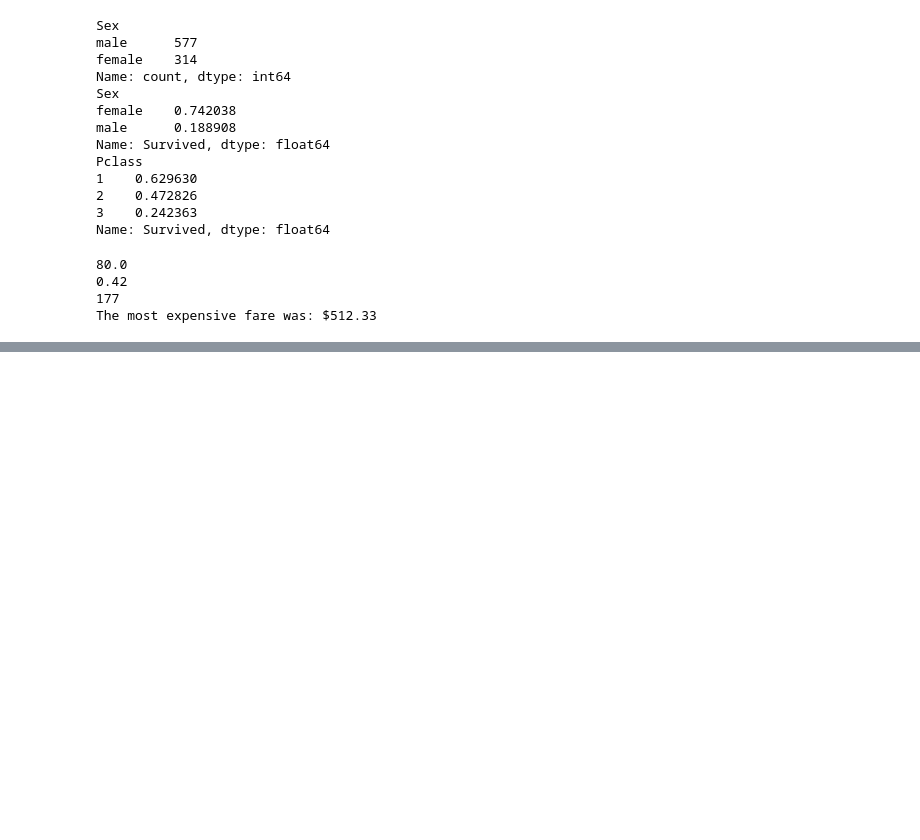
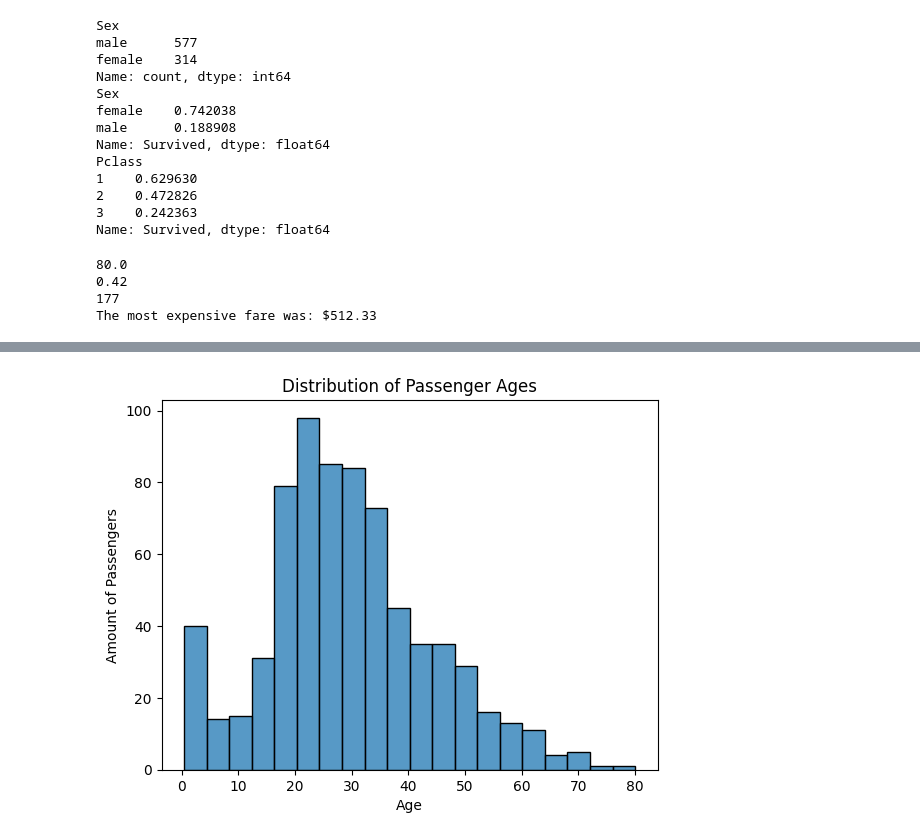
Before and after one commit to UmairPatel/ds-journey-, a Jupyter notebook: new_exploration.ipynb, the cells around one changed output, grey strips where cells are left out. Saved outputs shown, nothing was run; the diff lists cells and outputs as text; code cells hidden in the pictures; blank space fills up the shorter version.

```diff
--- a/new_exploration.ipynb
+++ b/new_exploration.ipynb
@@ -69,0 +106,10 @@ The most expensive fare was: $512.33
+# %%
+#Task 4: Distribution of passenger Ages
+
+sns.histplot(data=df, x="Age")
+plt.title('Distribution of Passenger Ages')
+plt.xlabel('Age')
+plt.ylabel('Amount of Passengers')
+plt.show()
+# %% [output]
+[figure, added]
```
Also changed, not shown: parts of 5 cells of this notebook.
